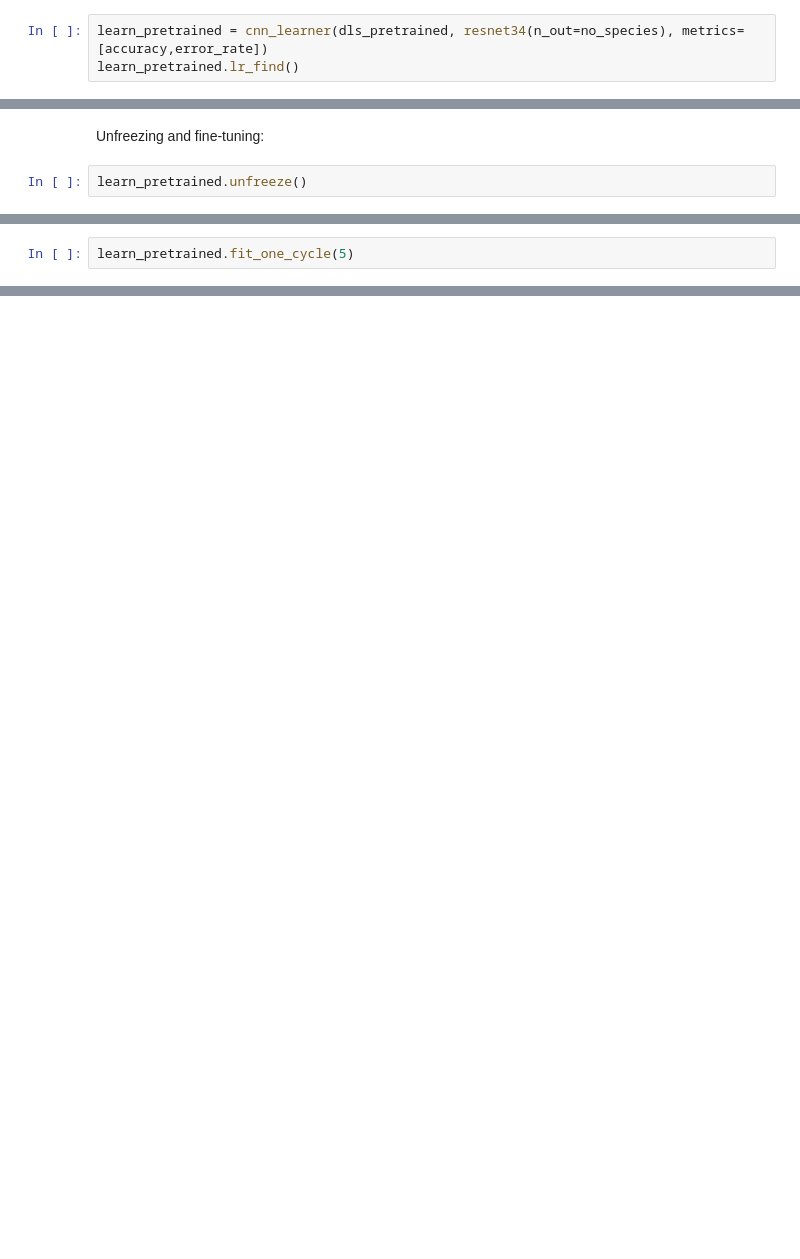
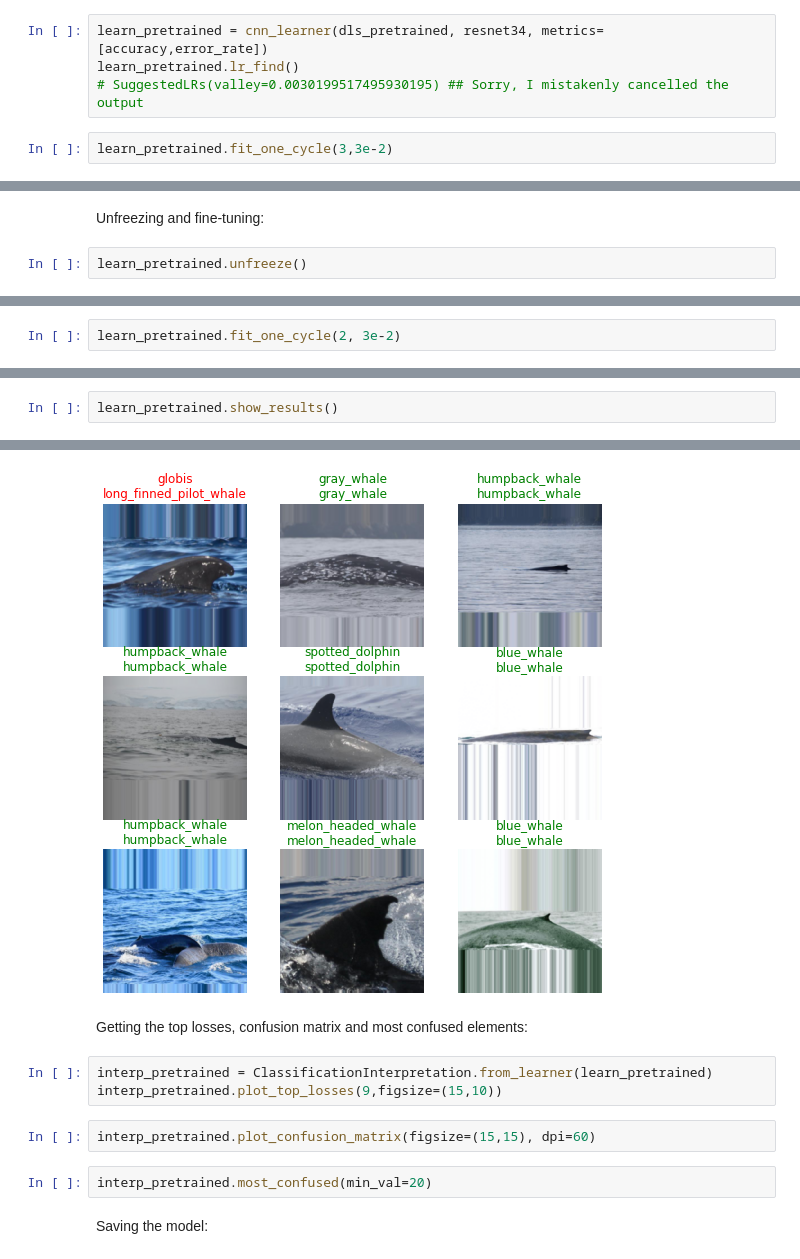
Before and after one commit to EnricoMartello/ML_WhaleRecognition, a Jupyter notebook: whale_recognition_fastai_hd.ipynb, the cells around one changed output, grey strips where cells are left out. Drawn from its saved outputs; the diff is of its cells as text; blank space fills up the shorter version.

```diff
--- a/whale_recognition_fastai_hd.ipynb
+++ b/whale_recognition_fastai_hd.ipynb
@@ -238,5 +286,8 @@ dls_pretrained = dblock_pretrained.dataloaders(
 	path_images
 	)
 # %%
-learn_pretrained = cnn_learner(dls_pretrained, resnet34(n_out=no_species), metrics=[accuracy,error_rate])
+learn_pretrained = cnn_learner(dls_pretrained, resnet34, metrics=[accuracy,error_rate])
 learn_pretrained.lr_find()
+# SuggestedLRs(valley=0.0030199517495930195) ## Sorry, I mistakenly cancelled the output
+# %%
+learn_pretrained.fit_one_cycle(3,3e-2)
@@ -252,2 +302,0 @@ learn.fit_one_cycle(2, max_lr=slice(1e-6,1e-4))
-# %%
-learn_pretrained.fit_one_cycle(5)
@@ -367,0 +303,2 @@ doc(ImageDataBunch.from_name_re)
+# %%
+learn_pretrained.fit_one_cycle(2, 3e-2)
@@ -367,0 +335,3 @@ doc(ImageDataBunch.from_name_re)
+# %%
+learn_pretrained.show_results()
+# %% [output]
@@ -367,0 +339,12 @@ doc(ImageDataBunch.from_name_re)
+[figure, added]
+# %% [markdown]
+Getting the top losses, confusion matrix and most confused elements:
+# %%
+interp_pretrained = ClassificationInterpretation.from_learner(learn_pretrained)
+interp_pretrained.plot_top_losses(9,figsize=(15,10))
+# %%
+interp_pretrained.plot_confusion_matrix(figsize=(15,15), dpi=60)
+# %%
+interp_pretrained.most_confused(min_val=20)
+# %% [markdown]
+Saving the model:
```
Also changed, not shown: parts of 93 cells of this notebook.
